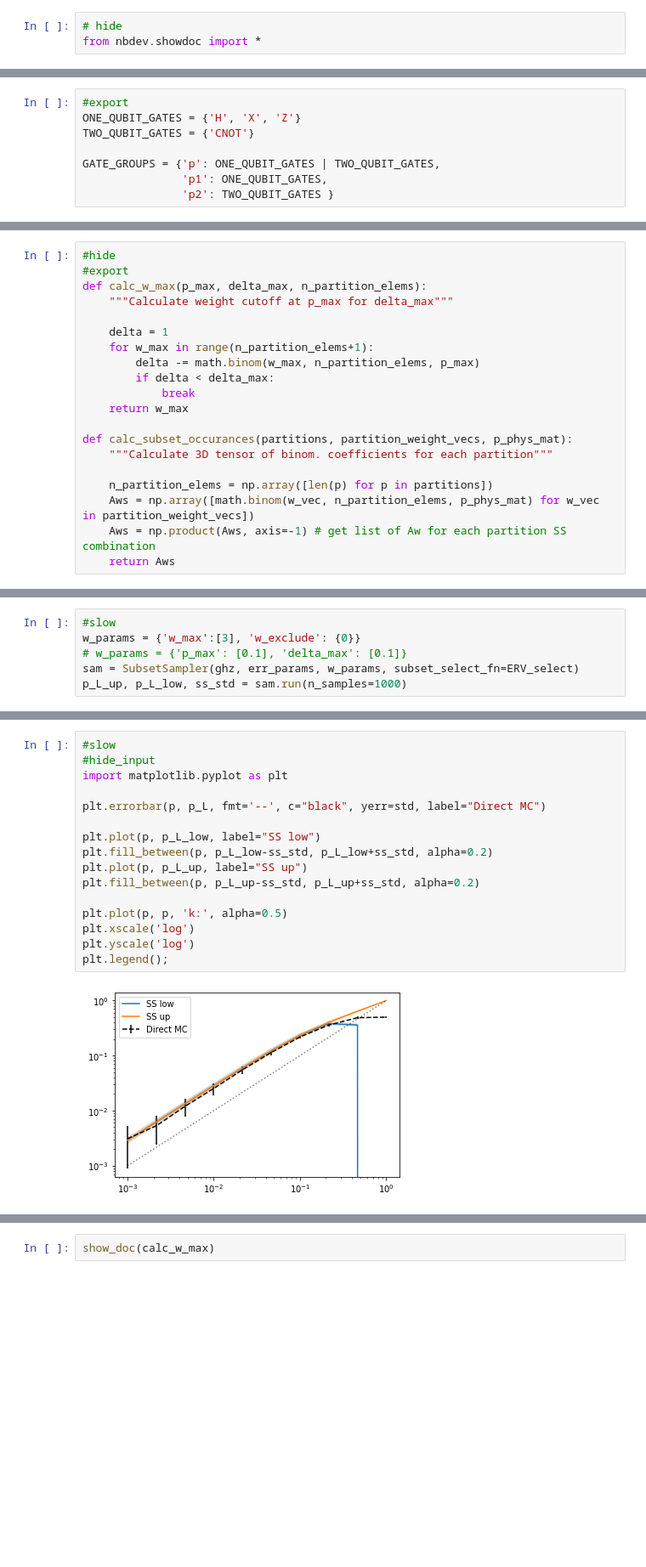
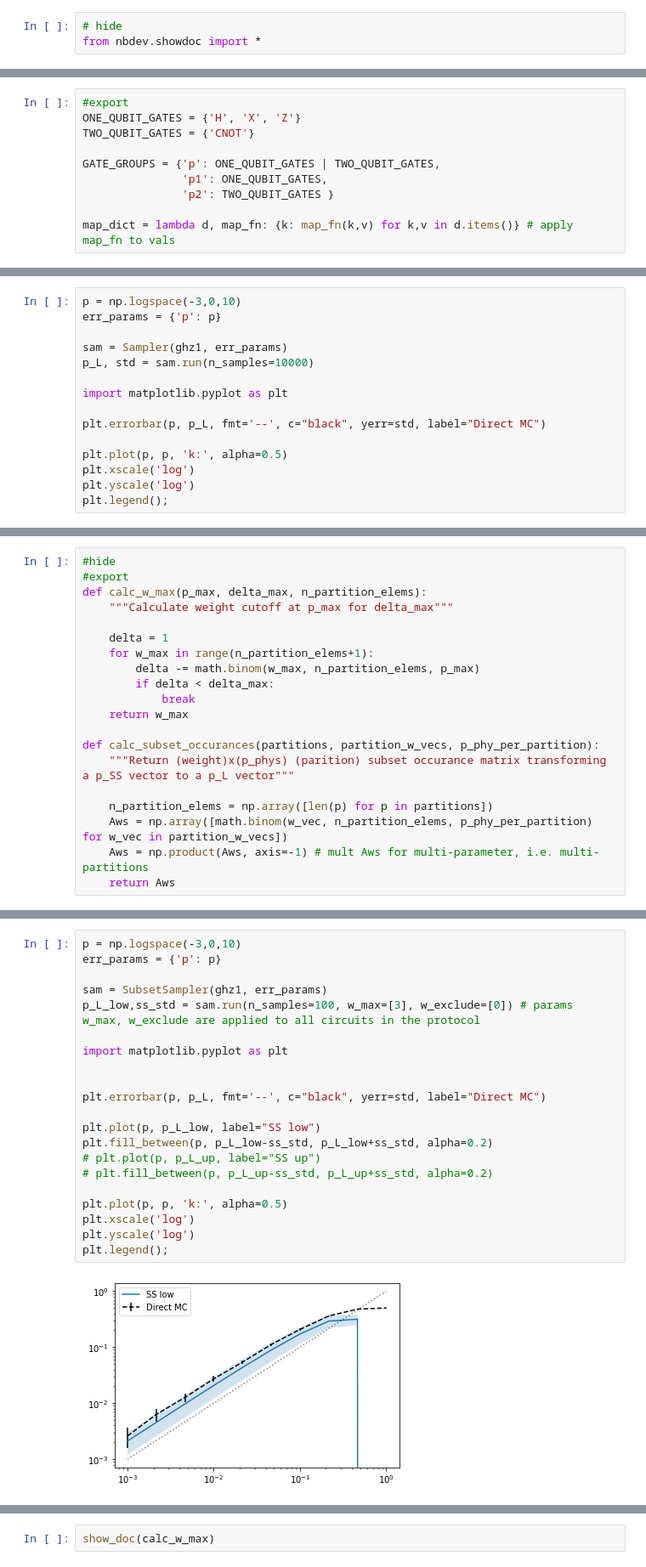
Before and after one commit to dpwinter/qsample, a Jupyter notebook: 05_samplers.ipynb, the cells around one changed output, grey strips where cells are left out. Shown at 85% size. Cells and saved outputs as stored; diff of their text form; blank space fills up the shorter version.

Commit message:
Added protocol class and protocol sampler logic

```diff
--- a/05_samplers.ipynb
+++ b/05_samplers.ipynb
@@ -24,3 +26,5 @@ TWO_QUBIT_GATES = {'CNOT'}
 GATE_GROUPS = {'p': ONE_QUBIT_GATES | TWO_QUBIT_GATES,
                'p1': ONE_QUBIT_GATES,
                'p2': TWO_QUBIT_GATES }
+
+map_dict = lambda d, map_fn: {k: map_fn(k,v) for k,v in d.items()} # apply map_fn to vals
@@ -90,0 +88,15 @@ def ERV_select(counts, fail_counts, Aw=1, var=math.Wilson_var, *args, **kwargs):
+# %%
+p = np.logspace(-3,0,10)
+err_params = {'p': p}
+
+sam = Sampler(ghz1, err_params)
+p_L, std = sam.run(n_samples=10000)
+
+import matplotlib.pyplot as plt
+
+plt.errorbar(p, p_L, fmt='--', c="black", yerr=std, label="Direct MC")
+
+plt.plot(p, p, 'k:', alpha=0.5)
+plt.xscale('log')
+plt.yscale('log')
+plt.legend();
@@ -101,10 +115,10 @@ def calc_w_max(p_max, delta_max, n_partition_elems):
             break
     return w_max
 
-def calc_subset_occurances(partitions, partition_weight_vecs, p_phys_mat):
-    """Calculate 3D tensor of binom. coefficients for each partition"""
+def calc_subset_occurances(partitions, partition_w_vecs, p_phy_per_partition):
+    """Return (weight)x(p_phys) (parition) subset occurance matrix transforming a p_SS vector to a p_L vector"""
 
     n_partition_elems = np.array([len(p) for p in partitions])
-    Aws = np.array([math.binom(w_vec, n_partition_elems, p_phys_mat) for w_vec in partition_weight_vecs])
-    Aws = np.product(Aws, axis=-1) # get list of Aw for each partition SS combination
+    Aws = np.array([math.binom(w_vec, n_partition_elems, p_phy_per_partition) for w_vec in partition_w_vecs])
+    Aws = np.product(Aws, axis=-1) # mult Aws for multi-parameter, i.e. multi-partitions
     return Aws
@@ -195,6 +124,0 @@ Similarly, we can do the same sampling using the `SubsetSampler`. For this, we n
-# %%
-#slow
-w_params = {'w_max':[3], 'w_exclude': {0}}
-# w_params = {'p_max': [0.1], 'delta_max': [0.1]}
-sam = SubsetSampler(ghz, err_params, w_params, subset_select_fn=ERV_select)
-p_L_up, p_L_low, ss_std = sam.run(n_samples=1000)
@@ -208,18 +228,23 @@ Let's plot and compare the two:
 # %%
-#slow
-#hide_input
+p = np.logspace(-3,0,10)
+err_params = {'p': p}
+
+sam = SubsetSampler(ghz1, err_params)
+p_L_low,ss_std = sam.run(n_samples=100, w_max=[3], w_exclude=[0]) # params w_max, w_exclude are applied to all circuits in the protocol
+
 import matplotlib.pyplot as plt
+
 
 plt.errorbar(p, p_L, fmt='--', c="black", yerr=std, label="Direct MC")
 
 plt.plot(p, p_L_low, label="SS low")
 plt.fill_between(p, p_L_low-ss_std, p_L_low+ss_std, alpha=0.2)
-plt.plot(p, p_L_up, label="SS up")
-plt.fill_between(p, p_L_up-ss_std, p_L_up+ss_std, alpha=0.2)
+# plt.plot(p, p_L_up, label="SS up")
+# plt.fill_between(p, p_L_up-ss_std, p_L_up+ss_std, alpha=0.2)
 
 plt.plot(p, p, 'k:', alpha=0.5)
 plt.xscale('log')
 plt.yscale('log')
 plt.legend();
 # %% [output]
-[figure, old version]
+[figure, new version]
```
Also changed, not shown: parts of 34 cells of this notebook, 21 other files.
